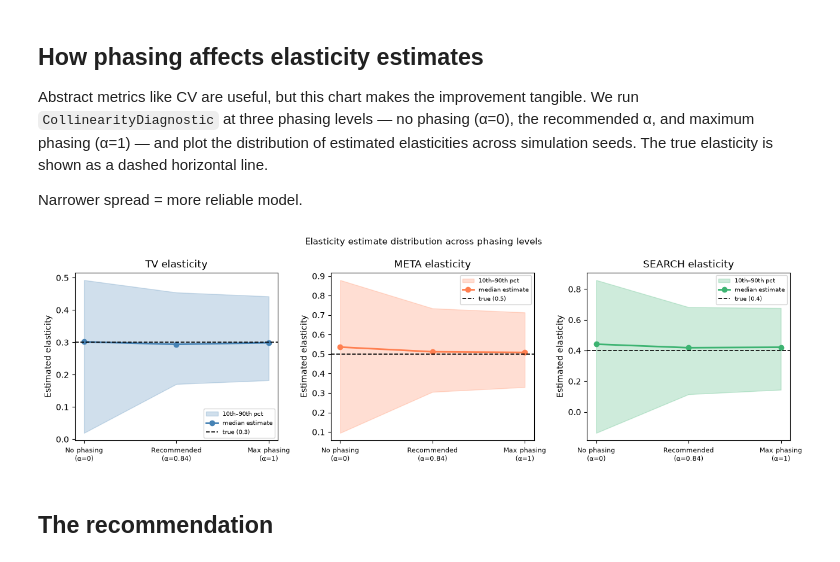
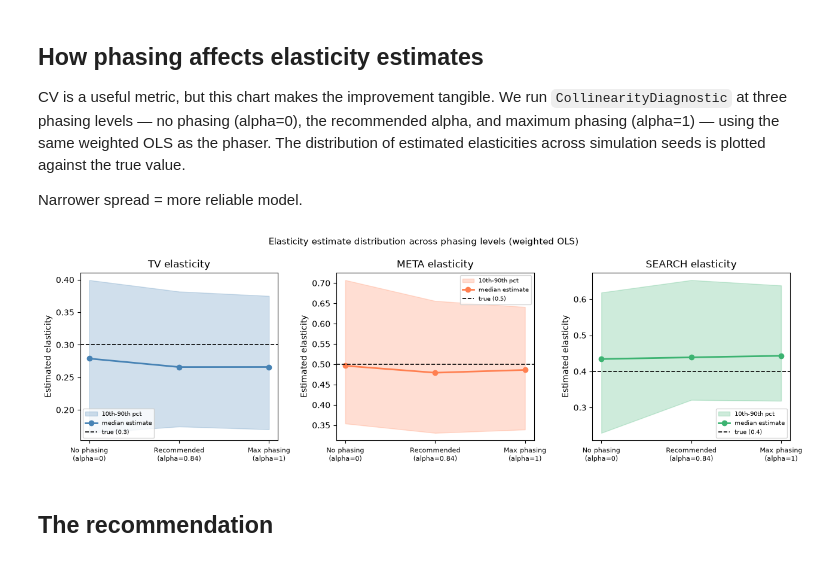
Before and after one commit to raz1470/how_wrong_is_your_mmm, a Jupyter notebook: notebooks/02_phaser_walkthrough.ipynb, the cells around one changed output. Cells and saved outputs as stored; diff of their text form; code cells hidden in the pictures.

Commit message:
feat: BudgetPhaser v3 — history/plan split, weighted OLS, 83 tests

```diff
--- a/notebooks/02_phaser_walkthrough.ipynb
+++ b/notebooks/02_phaser_walkthrough.ipynb
@@ -72,8 +96,11 @@ For each α it generates a phased schedule — redistributing each channel's wee
 grid_steps = 10 if FAST_MODE else 20
 
 phaser = BudgetPhaser(
-    spend_df=spend,
+    history_df=history,
+    plan_df=plan,
     true_elasticities={'tv': 0.3, 'meta': 0.5, 'search': 0.4},
+    weighting='binary',
+    plan_weight=5.0,
     max_weekly_deviation_pct=40.0,
 )
 phaser.fit(n_sims=n_sims, grid_steps=grid_steps, fast_mode=FAST_MODE)
@@ -113,8 +140,8 @@ ax.plot(results['alpha'], results['cv_search'], color='mediumseagreen', label='S
 ax.plot(results['alpha'], results['max_cv'], color='black', linewidth=2,
         linestyle='--', label='max CV')
 ax.axvline(rec['alpha'], color='green', linestyle=':', linewidth=1.5,
-           label=f"recommended (α={rec['alpha']:.2f})")
-ax.set_xlabel('Phasing amplitude (α)')
+           label=f"recommended (alpha={rec['alpha']:.2f})")
+ax.set_xlabel('Phasing amplitude (alpha)')
 ax.set_ylabel('Coefficient of variation')
 ax.set_title('Elasticity reliability vs phasing')
 ax.legend(fontsize=8)
@@ -122,8 +149,8 @@ ax.legend(fontsize=8)
 ax = axes[1]
 ax.plot(results['alpha'], results['actual_correlation'], color='purple', linewidth=2)
 ax.axvline(rec['alpha'], color='green', linestyle=':', linewidth=1.5,
-           label=f"recommended (α={rec['alpha']:.2f})")
-ax.set_xlabel('Phasing amplitude (α)')
+           label=f"recommended (alpha={rec['alpha']:.2f})")
+ax.set_xlabel('Phasing amplitude (alpha)')
 ax.set_ylabel('Mean pairwise correlation')
 ax.set_title('Inter-channel correlation vs phasing')
 ax.legend(fontsize=8)
@@ -135,73 +162,74 @@ plt.show()
 # %% [markdown]
 ## How phasing affects elasticity estimates
 
-Abstract metrics like CV are useful, but this chart makes the improvement tangible. We run `CollinearityDiagnostic` at three phasing levels — no phasing (α=0), the recommended α, and maximum phasing (α=1) — and plot the distribution of estimated elasticities across simulation seeds. The true elasticity is shown as a dashed horizontal line.
+CV is a useful metric, but this chart makes the improvement tangible. We run `CollinearityDiagnostic` at three phasing levels — no phasing (alpha=0), the recommended alpha, and maximum phasing (alpha=1) — using the same weighted OLS as the phaser. The distribution of estimated elasticities across simulation seeds is plotted against the true value.
 
 Narrower spread = more reliable model.
 # %%
-# run CollinearityDiagnostic at three phasing levels to get raw elasticity distributions
-from how_wrong_is_your_mmm._phaser import _generate_phased_schedule, _get_month_labels
-
-month_labels = _get_month_labels(spend)
+month_labels = _get_month_labels(plan)
 true_elasticities = {'tv': 0.3, 'meta': 0.5, 'search': 0.4}
 best_alpha = phaser.recommend()['alpha']
 
+# precompute weights — same scheme as the phaser used
+weights = _compute_weights(
+    n_history=len(history),
+    n_plan=len(plan),
+    weighting=phaser.weighting,
+    plan_weight=phaser.plan_weight,
+    half_life=phaser.half_life,
+)
+
 alpha_levels = {
-    f'No phasing\n(α=0)': 0.0,
-    f'Recommended\n(α={best_alpha:.2f})': best_alpha,
-    f'Max phasing\n(α=1)': 1.0,
+    f'No phasing\n(alpha=0)': 0.0,
+    f'Recommended\n(alpha={best_alpha:.2f})': best_alpha,
+    f'Max phasing\n(alpha=1)': 1.0,
 }
 
-# collect raw per-seed elasticity estimates for each alpha
-elast_data = {}  # alpha_label -> {channel -> array of estimates}
+elast_data = {}
 for label, alpha in alpha_levels.items():
     phased = _generate_phased_schedule(
-        spend, month_labels, alpha=alpha,
-        max_weekly_deviation_pct=phaser.max_weekly_deviation_pct, seed=99
+        plan, month_labels, alpha=alpha,
+        max_weekly_deviation_pct=phaser.max_weekly_deviation_pct, seed=99,
     )
-    diag = CollinearityDiagnostic(spend_df=phased, true_elasticities=true_elasticities)
+    combined = pd.concat([history, phased])
+    diag = CollinearityDiagnostic(
+        spend_df=combined,
+        true_elasticities=true_elasticities,
+        weights=weights,
+    )
     diag.fit(n_sims=n_sims)
-    channel_estimates = {}
-    for ch in spend.columns:
-        channel_estimates[ch] = diag.results_[
-            diag.results_['channel'] == ch
-        ]['estimated_elasticity'].to_numpy()
-    elast_data[label] = channel_estimates
+    elast_data[label] = {
+        ch: diag.results_[diag.results_['channel'] == ch]['estimated_elasticity'].to_numpy()
+        for ch in plan.columns
+    }
 
-# plot: one panel per channel, x = alpha level, fan = 10th-90th pct, line = median
 channel_colors = {'tv': 'steelblue', 'meta': 'coral', 'search': 'mediumseagreen'}
 labels = list(alpha_levels.keys())
 x = range(len(labels))
 
 fig, axes = plt.subplots(1, 3, figsize=(13, 4), sharey=False)
 
-for ax, ch in zip(axes, spend.columns):
+for ax, ch in zip(axes, plan.columns):
     color = channel_colors[ch]
     true_val = true_elasticities[ch]
+    medians = [float(np.median(elast_data[l][ch])) for l in labels]
+    p10s    = [float(np.percentile(elast_data[l][ch], 10)) for l in labels]
+    p90s    = [float(np.percentile(elast_data[l][ch], 90)) for l in labels]
 
-    medians = []
-    p10s = []
-    p90s = []
-    for label in labels:
-        estimates = elast_data[label][ch]
-        medians.append(float(np.median(estimates)))
-        p10s.append(float(np.percentile(estimates, 10)))
-        p90s.append(float(np.percentile(estimates, 90)))
-
-    ax.fill_between(x, p10s, p90s, alpha=0.25, color=color, label='10th–90th pct')
+    ax.fill_between(x, p10s, p90s, alpha=0.25, color=color, label='10th-90th pct')
     ax.plot(x, medians, color=color, linewidth=2, marker='o', label='median estimate')
     ax.axhline(true_val, color='black', linestyle='--', linewidth=1.2, label=f'true ({true_val})')
     ax.set_xticks(list(x))
     ax.set_xticklabels(labels, fontsize=8)
     ax.set_title(f'{ch.upper()} elasticity')
     ax.set_ylabel('Estimated elasticity')
     ax.legend(fontsize=7)
 
-plt.suptitle('Elasticity estimate distribution across phasing levels', fontsize=11)
+plt.suptitle('Elasticity estimate distribution across phasing levels (weighted OLS)', fontsize=11)
 plt.tight_layout()
 plt.show()
 # %% [output]
-[figure, old version]
+[figure, new version]
 # %% [markdown]
 ## The recommendation
 # %%
```
Also changed, not shown: parts of 16 cells of this notebook, 10 other files.
